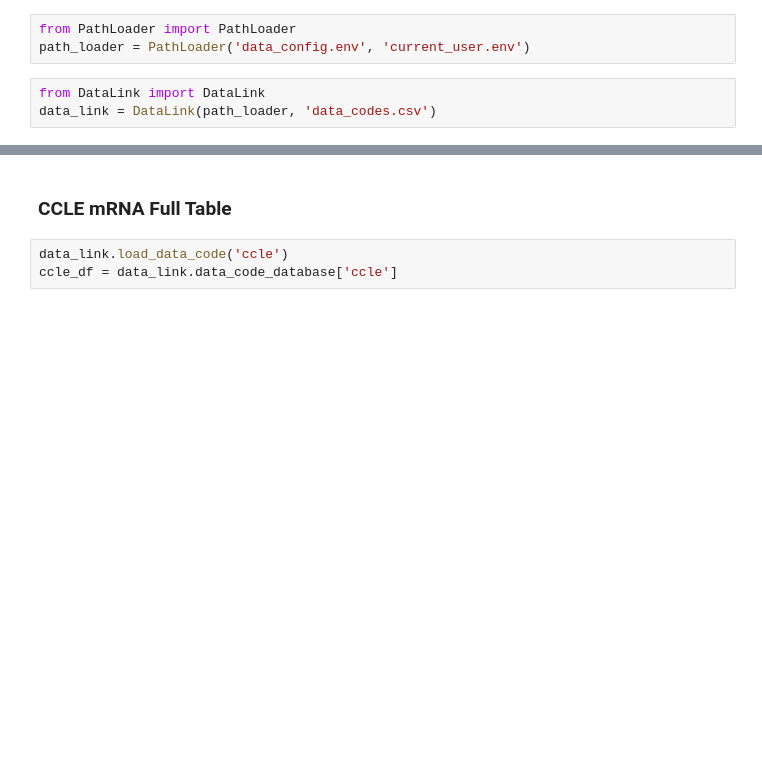
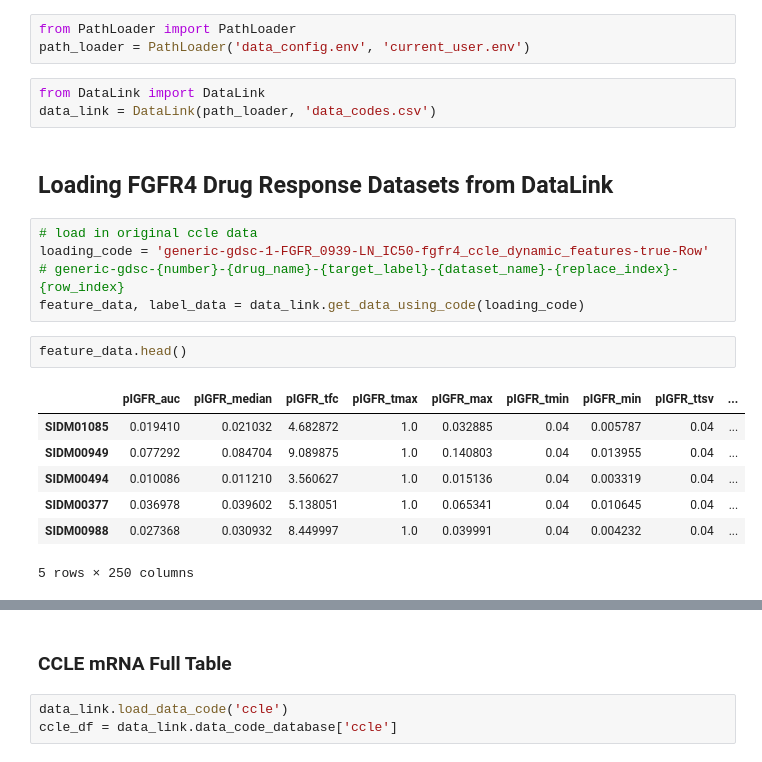
Before and after one commit to AnEvilBurrito/ode-biomarker-project, a Jupyter notebook: project-phdndf/AN_data_loading.ipynb, the cells around one changed output, grey strips where cells are left out. Saved outputs shown, nothing was run; the diff lists cells and outputs as text; blank space fills up the shorter version.

```diff
--- a/project-phdndf/AN_data_loading.ipynb
+++ b/project-phdndf/AN_data_loading.ipynb
@@ -17,3 +17,20 @@ path_loader = PathLoader('data_config.env', 'current_user.env')
 # %%
 from DataLink import DataLink
 data_link = DataLink(path_loader, 'data_codes.csv')
+# %% [markdown]
+## Loading FGFR4 Drug Response Datasets from DataLink
+# %%
+# load in original ccle data
+loading_code = 'generic-gdsc-1-FGFR_0939-LN_IC50-fgfr4_ccle_dynamic_features-true-Row'
+# generic-gdsc-{number}-{drug_name}-{target_label}-{dataset_name}-{replace_index}-{row_index}
+feature_data, label_data = data_link.get_data_using_code(loading_code)
+# %%
+feature_data.head()
+# %% [output]
+|  | pIGFR_auc | pIGFR_median | pIGFR_tfc | pIGFR_tmax | pIGFR_max | pIGFR_tmin | pIGFR_min | pIGFR_ttsv | ... |
+| SIDM01085 | 0.019410 | 0.021032 | 4.682872 | 1.0 | 0.032885 | 0.04 | 0.005787 | 0.04 | ... |
+| SIDM00949 | 0.077292 | 0.084704 | 9.089875 | 1.0 | 0.140803 | 0.04 | 0.013955 | 0.04 | ... |
+| SIDM00494 | 0.010086 | 0.011210 | 3.560627 | 1.0 | 0.015136 | 0.04 | 0.003319 | 0.04 | ... |
+| SIDM00377 | 0.036978 | 0.039602 | 5.138051 | 1.0 | 0.065341 | 0.04 | 0.010645 | 0.04 | ... |
+| SIDM00988 | 0.027368 | 0.030932 | 8.449997 | 1.0 | 0.039991 | 0.04 | 0.004232 | 0.04 | ... |
+5 rows × 250 columns
```
Also changed, not shown: parts of 7 cells of this notebook, 3 other files.
